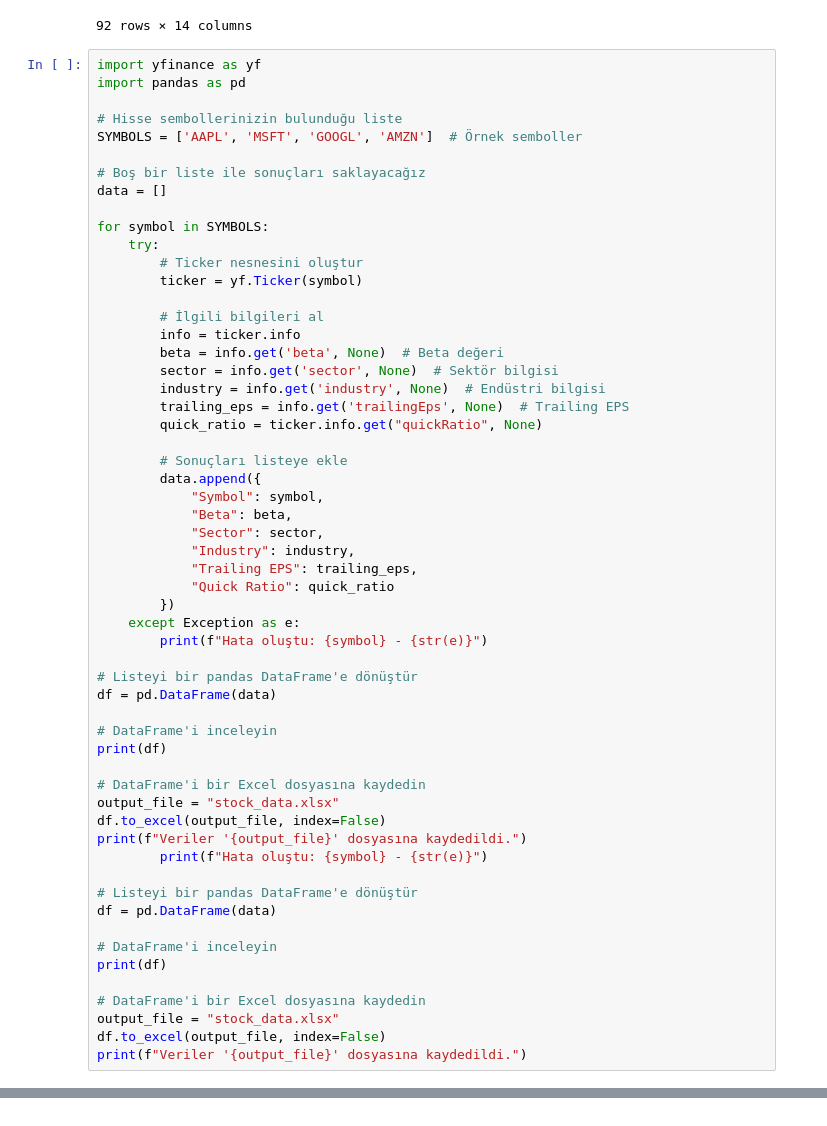
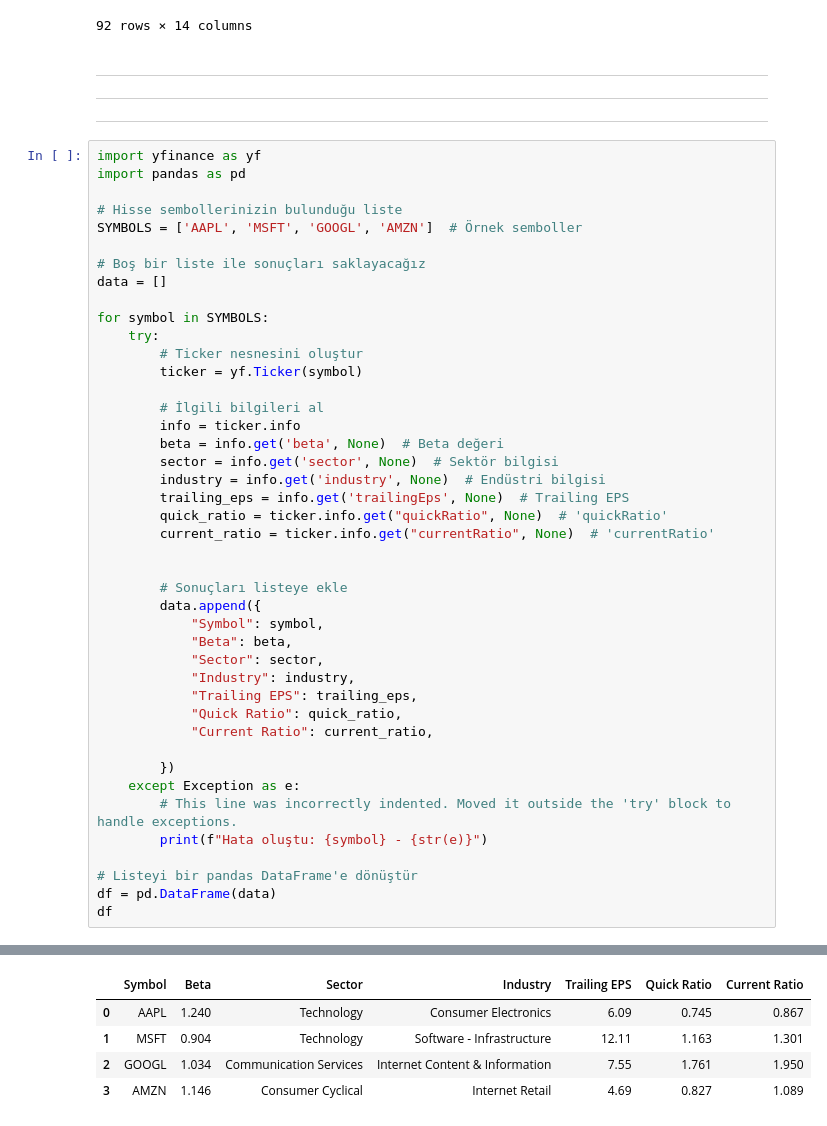
Before and after one commit to YigitBCesur/Finance-and-Trading-, a Jupyter notebook: Get_Live_Historical_Data_Fundamentals_of_Stock(s).ipynb, the cells around one changed output, grey strips where cells are left out. Cells and saved outputs as stored; diff of their text form.

```diff
--- a/Get_Live_Historical_Data_Fundamentals_of_Stock(s).ipynb
+++ b/Get_Live_Historical_Data_Fundamentals_of_Stock(s).ipynb
@@ -718,6 +721,18 @@ options.puts
 | 90 | AAPL250117P00375000 | 2024-12-27 20:54:40+00:00 | 375.0 | 119.75 | 137.75 | 139.10 | 0.0 | 0.0 | 2.0 | ... |
 | 91 | AAPL250117P00380000 | 2024-12-30 15:27:20+00:00 | 380.0 | 129.18 | 142.80 | 144.05 | 0.0 | 0.0 | 1.0 | ... |
 92 rows × 14 columns
+# %% [markdown]
+
+
+---
+
+
+
+---
+
+
+
+---
 # %%
 import yfinance as yf
 import pandas as pd
@@ -739,7 +754,9 @@ for symbol in SYMBOLS:
         sector = info.get('sector', None)  # Sektör bilgisi
         industry = info.get('industry', None)  # Endüstri bilgisi
         trailing_eps = info.get('trailingEps', None)  # Trailing EPS
-        quick_ratio = ticker.info.get("quickRatio", None)
+        quick_ratio = ticker.info.get("quickRatio", None)  # 'quickRatio'
+        current_ratio = ticker.info.get("currentRatio", None)  # 'currentRatio'
+
 
         # Sonuçları listeye ekle
         data.append({
@@ -748,31 +765,15 @@ for symbol in SYMBOLS:
             "Sector": sector,
             "Industry": industry,
             "Trailing EPS": trailing_eps,
-            "Quick Ratio": quick_ratio
+            "Quick Ratio": quick_ratio,
+            "Current Ratio": current_ratio,
+
         })
     except Exception as e:
+        # This line was incorrectly indented. Moved it outside the 'try' block to handle exceptions.
         print(f"Hata oluştu: {symbol} - {str(e)}")
 
 # Listeyi bir pandas DataFrame'e dönüştür
 df = pd.DataFrame(data)
-
-# DataFrame'i inceleyin
-print(df)
-
-# DataFrame'i bir Excel dosyasına kaydedin
-output_file = "stock_data.xlsx"
-df.to_excel(output_file, index=False)
-print(f"Veriler '{output_file}' dosyasına kaydedildi.")
-        print(f"Hata oluştu: {symbol} - {str(e)}")
-
-# Listeyi bir pandas DataFrame'e dönüştür
-df = pd.DataFrame(data)
-
-# DataFrame'i inceleyin
-print(df)
-
-# DataFrame'i bir Excel dosyasına kaydedin
-output_file = "stock_data.xlsx"
-df.to_excel(output_file, index=False)
-print(f"Veriler '{output_file}' dosyasına kaydedildi.")
+df
 # %% [output]
@@ -779,0 +780,5 @@ IndentationError: unexpected indent (<ipython-input-52-f020aeb6cd63>, line 45)
+|  | Symbol | Beta | Sector | Industry | Trailing EPS | Quick Ratio | Current Ratio |
+| 0 | AAPL | 1.240 | Technology | Consumer Electronics | 6.09 | 0.745 | 0.867 |
+| 1 | MSFT | 0.904 | Technology | Software - Infrastructure | 12.11 | 1.163 | 1.301 |
+| 2 | GOOGL | 1.034 | Communication Services | Internet Content & Information | 7.55 | 1.761 | 1.950 |
+| 3 | AMZN | 1.146 | Consumer Cyclical | Internet Retail | 4.69 | 0.827 | 1.089 |
```
Also changed, not shown: parts of 5 cells of this notebook.
